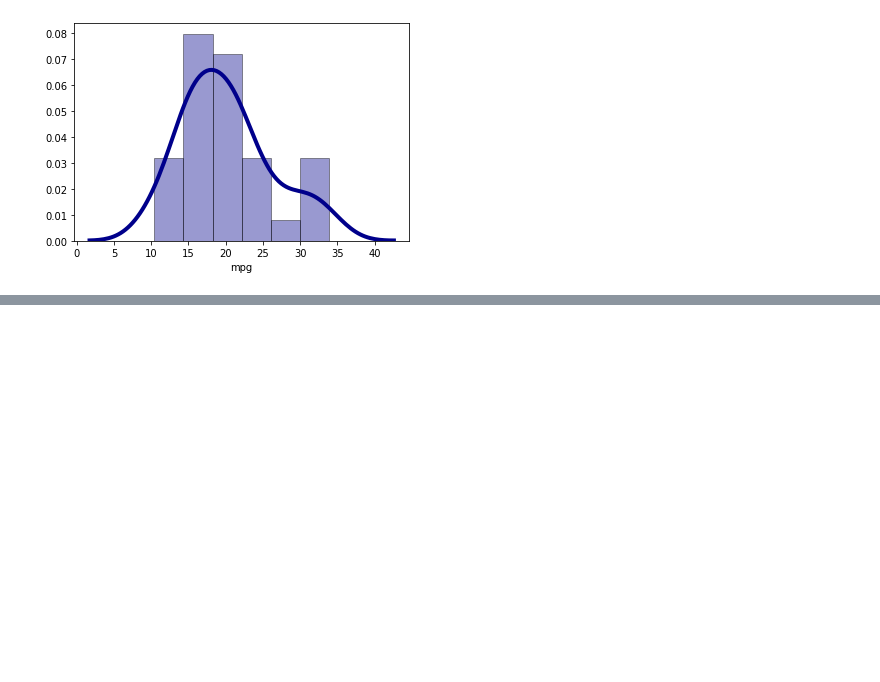
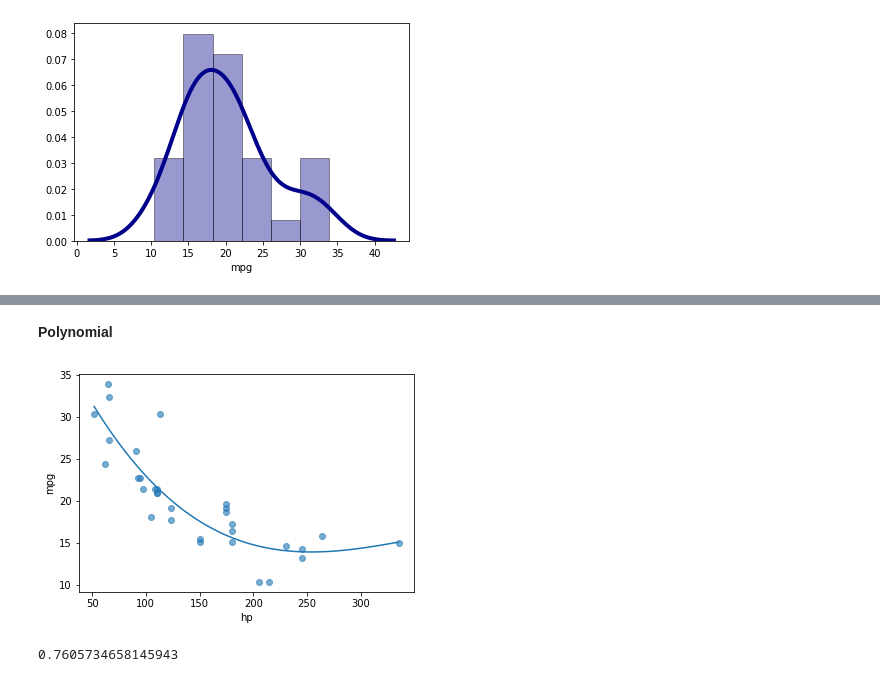
Before and after one commit to saifudnm/jagoan_hosting, a Jupyter notebook: mtcars.ipynb, the cells around one changed output, grey strips where cells are left out. Cells and saved outputs as stored; diff of their text form; code cells hidden in the pictures; blank space fills up the shorter version.

```diff
--- a/mtcars.ipynb
+++ b/mtcars.ipynb
@@ -263,0 +273,2 @@ print(r2_score(data['mpg'], mymodel(data['hp'])))
+# %% [markdown]
+**Polynomial**
@@ -263,0 +278,12 @@ print(r2_score(data['mpg'], mymodel(data['hp'])))
+# %%
+plt.plot(myline, mymodel(myline))
+plt.scatter(data['hp'], data['mpg'], alpha=0.6)
+plt.xlabel('hp')
+plt.ylabel('mpg')
+plt.show()
+# %% [output]
+[figure, added]
+# %%
+print(r2_score(data['mpg'], mymodel(data['hp'])))
+# %% [output]
+0.7605734658145943
```
Also changed, not shown: parts of 15 cells of this notebook.
